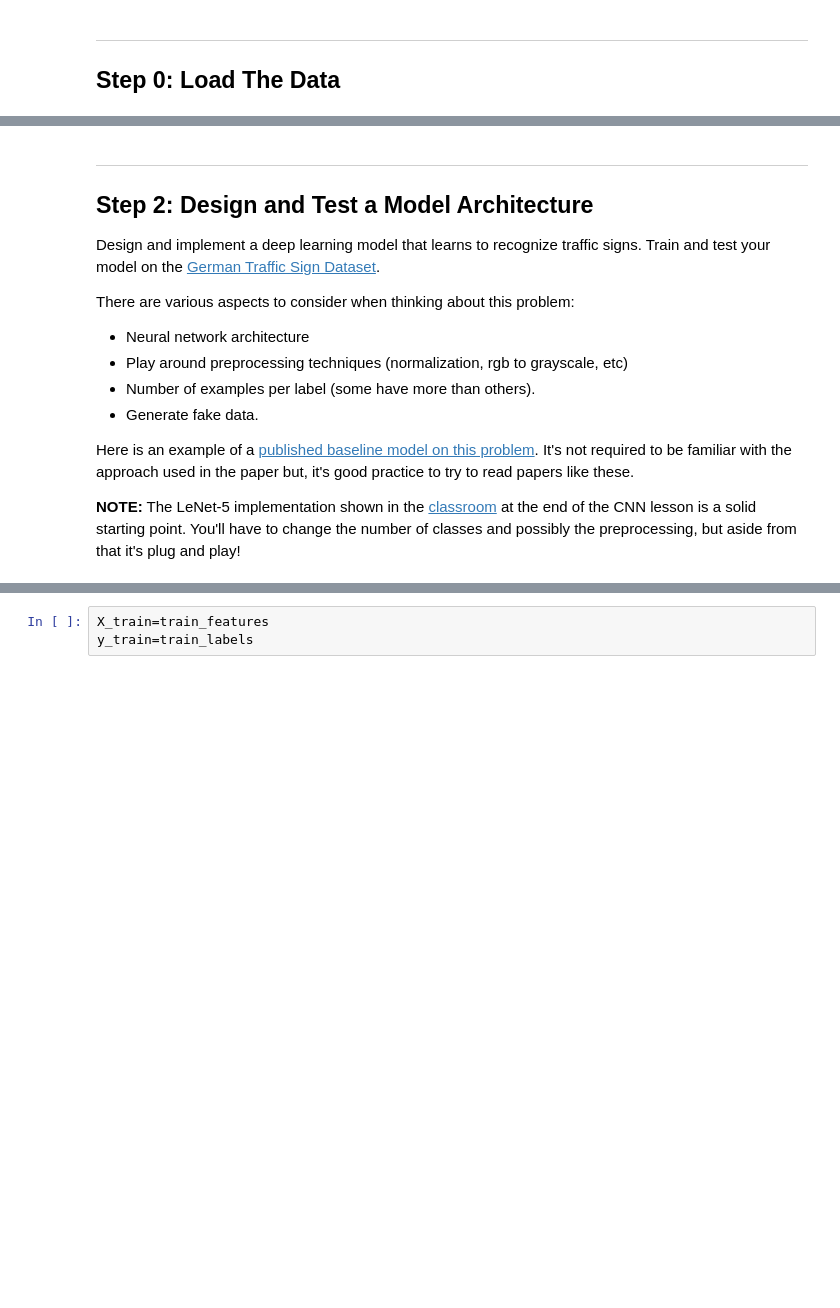
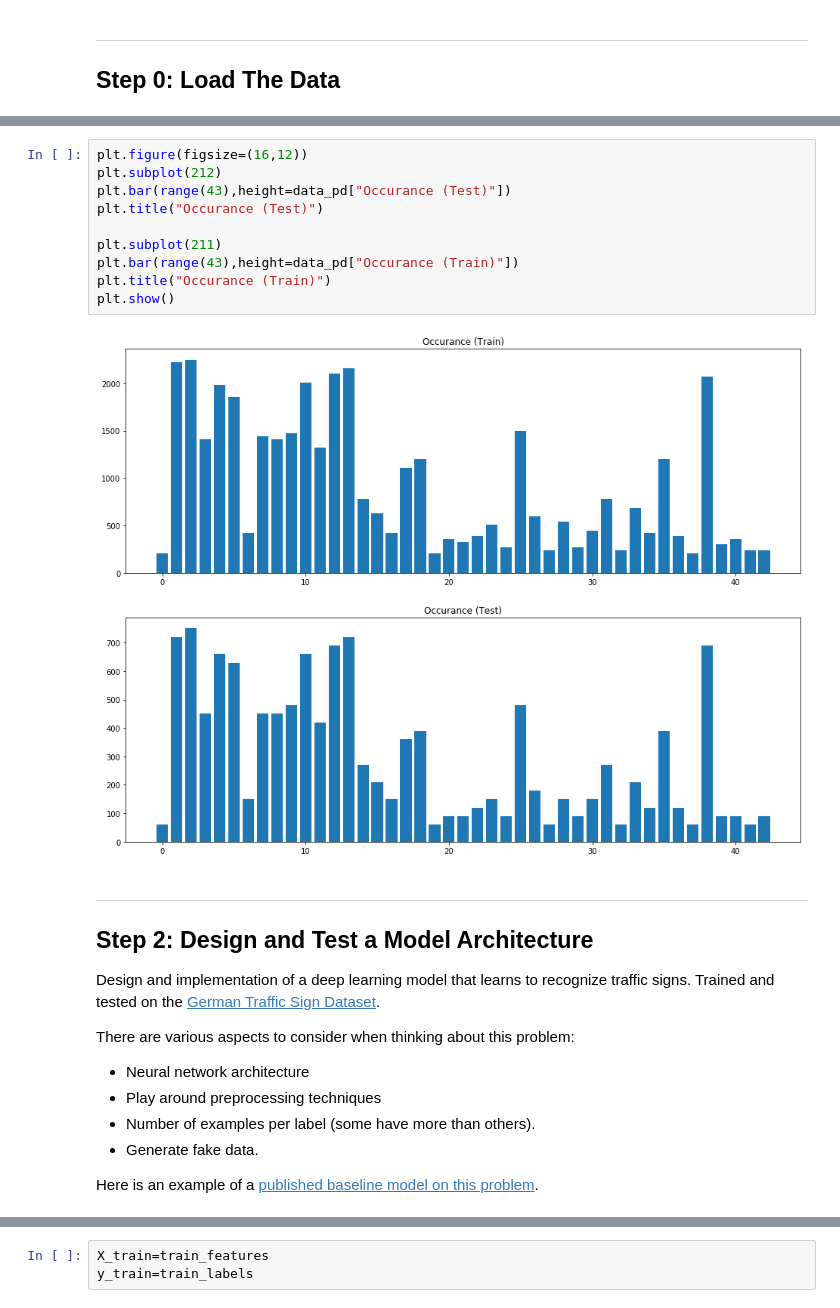
Before and after one commit to gagolucasm/Traffic-Sign-Classifier, a Jupyter notebook: Traffic_Sign_Classifier.ipynb, the cells around one changed output, grey strips where cells are left out. Saved outputs shown, nothing was run; the diff lists cells and outputs as text; blank space fills up the shorter version.

```diff
--- a/Traffic_Sign_Classifier.ipynb
+++ b/Traffic_Sign_Classifier.ipynb
@@ -203,18 +153,28 @@ plt.show()
+# %%
+plt.figure(figsize=(16,12))
+plt.subplot(212)
+plt.bar(range(43),height=data_pd["Occurance (Test)"])
+plt.title("Occurance (Test)")
+
+plt.subplot(211)
+plt.bar(range(43),height=data_pd["Occurance (Train)"])
+plt.title("Occurance (Train)")
+plt.show()
+# %% [output]
+[figure, added]
 # %% [markdown]
 ----
 
 ## Step 2: Design and Test a Model Architecture
 
-Design and implement a deep learning model that learns to recognize traffic signs. Train and test your model on the [German Traffic Sign Dataset](http://benchmark.ini.rub.de/?section=gtsrb&subsection=dataset).
+Design and implementation of a deep learning model that learns to recognize traffic signs. Trained and tested on the [German Traffic Sign Dataset](http://benchmark.ini.rub.de/?section=gtsrb&subsection=dataset).
 
 There are various aspects to consider when thinking about this problem:
 
 - Neural network architecture
-- Play around preprocessing techniques (normalization, rgb to grayscale, etc)
+- Play around preprocessing techniques
 - Number of examples per label (some have more than others).
 - Generate fake data.
 
-Here is an example of a [published baseline model on this problem](http://yann.lecun.com/exdb/publis/pdf/sermanet-ijcnn-11.pdf). It's not required to be familiar with the approach used in the paper but, it's good practice to try to read papers like these.
-
-**NOTE:** The LeNet-5 implementation shown in the [classroom](https://classroom.udacity.com/nanodegrees/nd013/parts/fbf77062-5703-404e-b60c-95b78b2f3f9e/modules/6df7ae49-c61c-4bb2-a23e-6527e69209ec/lessons/601ae704-1035-4287-8b11-e2c2716217ad/concepts/d4aca031-508f-4e0b-b493-e7b706120f81) at the end of the CNN lesson is a solid starting point. You'll have to change the number of classes and possibly the preprocessing, but aside from that it's plug and play!
+Here is an example of a [published baseline model on this problem](http://yann.lecun.com/exdb/publis/pdf/sermanet-ijcnn-11.pdf).
 # %% [markdown]
```
Also changed, not shown: parts of 36 cells of this notebook, 4 other files.
